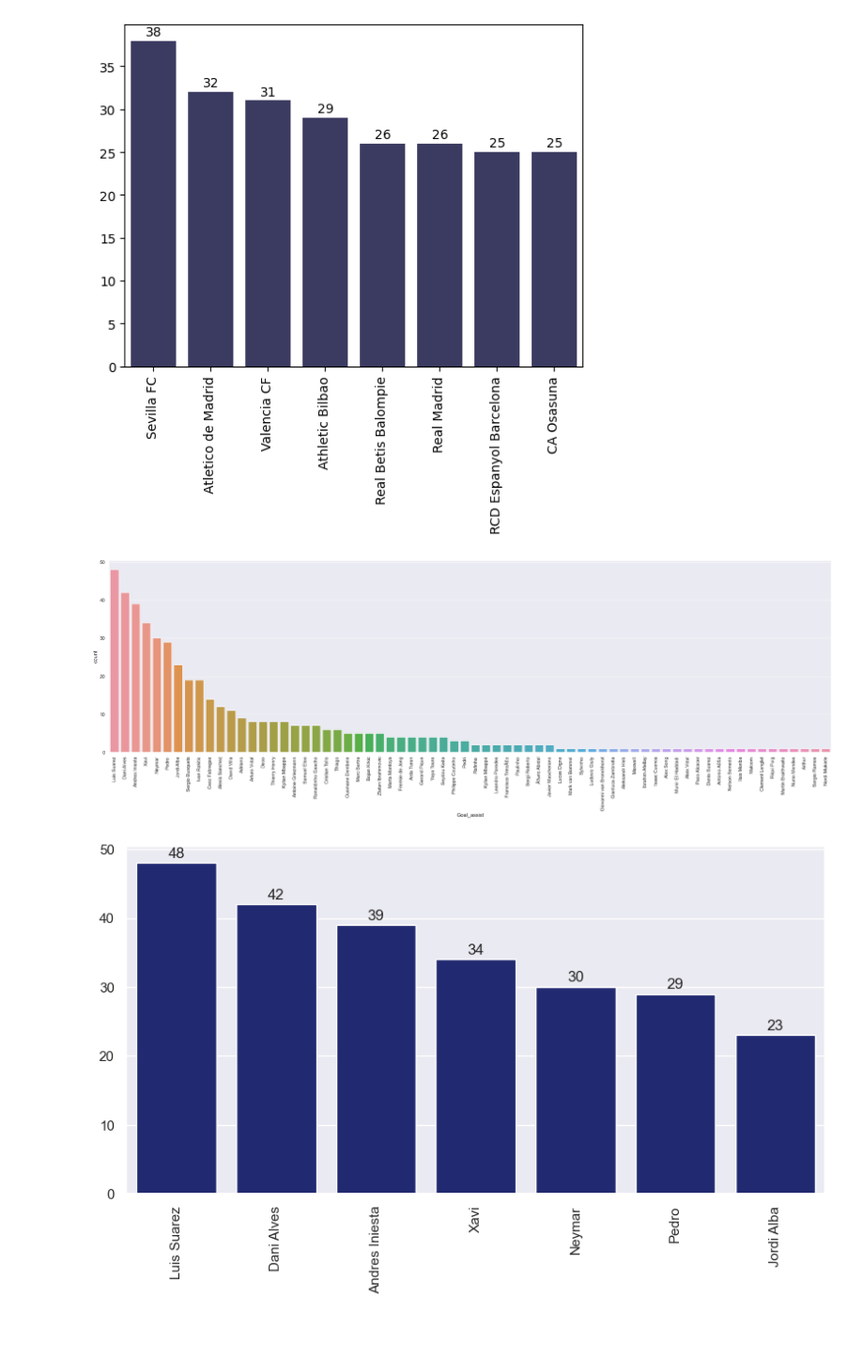
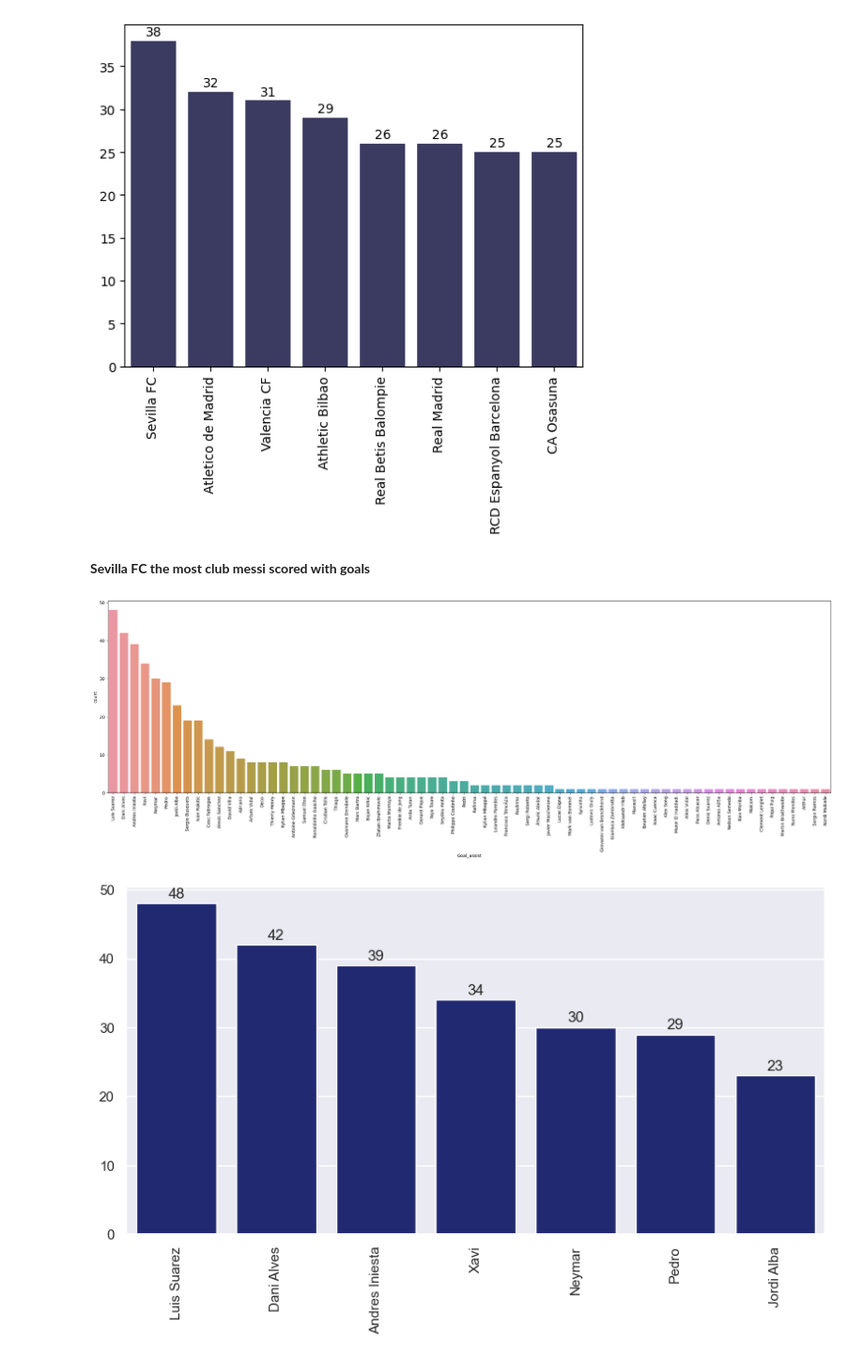
Before and after one commit to Mohammed-elghannam/Messi, a Jupyter notebook: messi.ipynb, the cells around one changed output. Shown: that part at 94% size. Saved outputs shown, nothing was run; the diff lists cells and outputs as text; code cells hidden in the pictures; blank space fills up the shorter version.

```diff
--- a/messi.ipynb
+++ b/messi.ipynb
@@ -136,13 +138,15 @@ for container in p.containers:
     p.bar_label(container,label_type='edge',padding=2)
 # %% [output]
 [figure]
+# %% [markdown]
+**Sevilla FC the most club messi scored with goals**
 # %%
 plt.figure(figsize=(30,8))
-sns.countplot(messi.Goal_assist,order=messi.Goal_assist.value_counts().sort_values(ascending=False).index)
+sns.countplot(x= messi.Goal_assist,order=messi.Goal_assist.value_counts().sort_values(ascending=False).index)
 plt.xticks(rotation=90)
 plt.show()
 # %% [output]
-[figure, old version]
+[figure, new version]
 # %%
 fav_assistant=messi.Goal_assist.value_counts()
 fav_assistant=fav_assistant[fav_assistant.values>=20]
```
Also changed, not shown: parts of 11 cells of this notebook.
